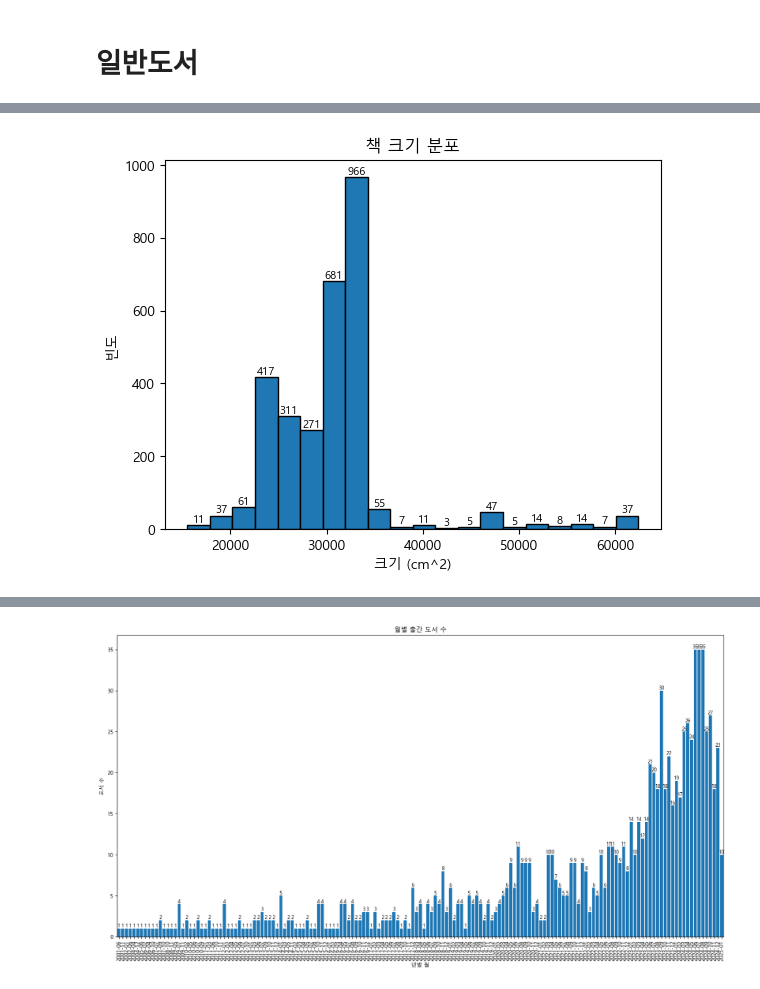
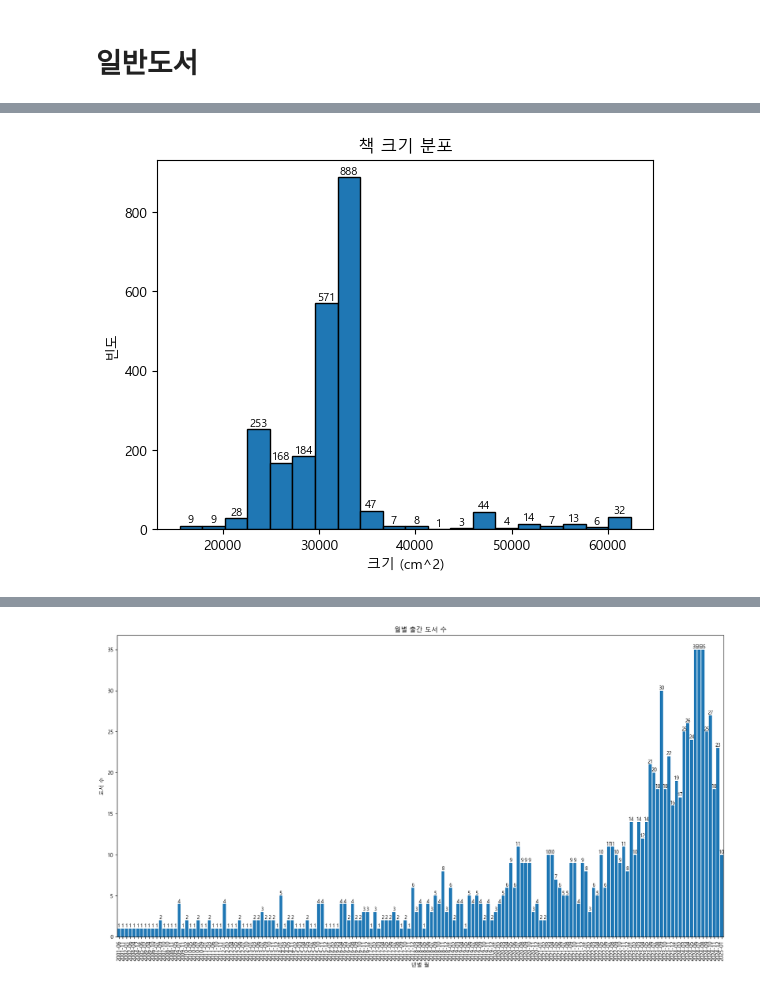
Before and after one commit to poolhan/DA, a Jupyter notebook: 시각화.ipynb, the cells around one changed output, grey strips where cells are left out. Cells and saved outputs as stored; diff of their text form; code cells hidden in the pictures.

```diff
--- a/시각화.ipynb
+++ b/시각화.ipynb
@@ -189,7 +174,7 @@ min        1.000000
 max      809.000000
 Name: shortReviewCount, dtype: float64
 # %%
-counts, bins, patches= plt.hist(best['area'], bins=20, edgecolor='black')
+counts, bins, patches= plt.hist(best['size'], bins=20, edgecolor='black')
 plt.title("책 크기 분포")
 plt.xlabel("크기 (cm^2)")
 plt.ylabel("빈도")
@@ -381,17 +366,17 @@ min        1000.000000
 max      650000.000000
 Name: price, dtype: float64
 # %%
-counts, bins, patches= plt.hist(book['area'], bins=20, edgecolor='black')
+counts, bins, patches= plt.hist(book['size'], bins=20, edgecolor='black')
 plt.title("책 크기 분포")
 plt.xlabel("크기 (cm^2)")
 plt.ylabel("빈도")
 for count, patch in zip(counts, patches):
     if count>0:
         plt.text(patch.get_x() + patch.get_width()/2, count, int(count),
                  ha='center', va='bottom', fontsize=8)
 plt.show()
 # %% [output]
-[figure, old version]
+[figure, new version]
 # %%
 plt.boxplot(book['price'])
 plt.title("가격")
```
Also changed, not shown: parts of 24 cells of this notebook.
